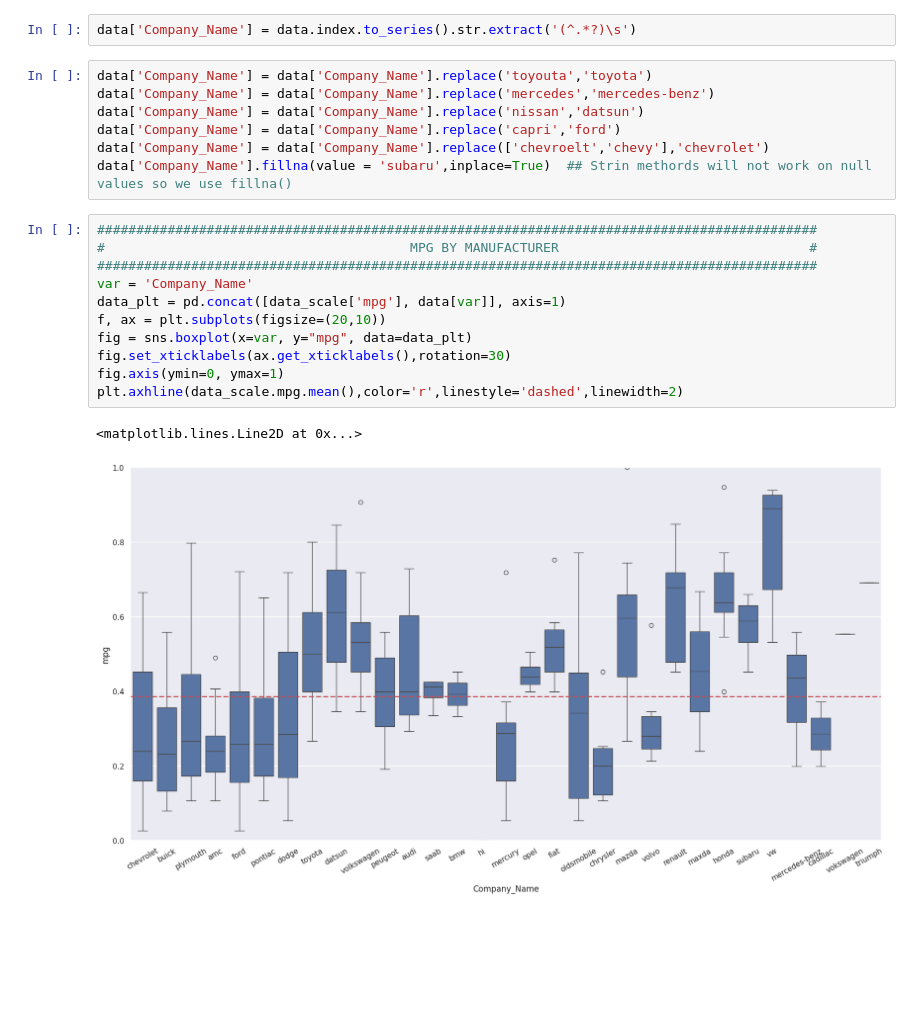
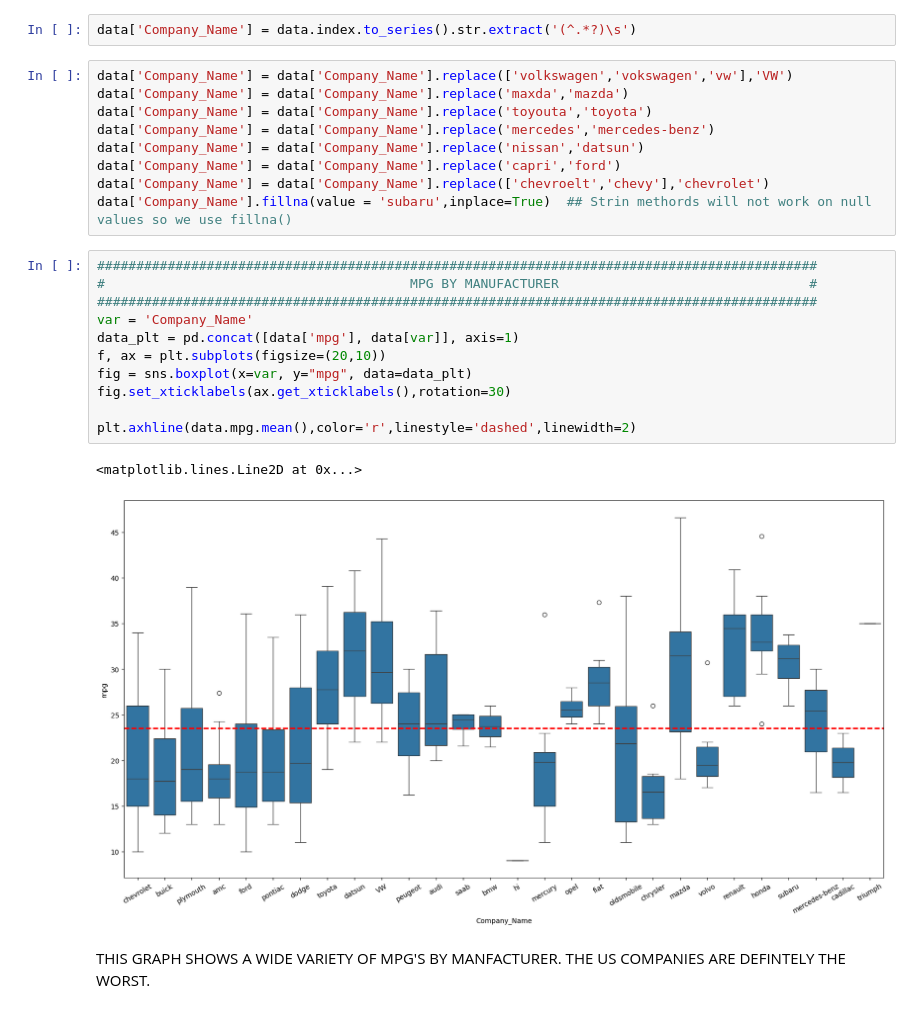
Before and after one commit to LukeAndre02/AutoMPGDatAnalysis, a Jupyter notebook: gas.ipynb, the cells around one changed output. Drawn from its saved outputs; the diff is of its cells as text; blank space fills up the shorter version.

```diff
--- a/gas.ipynb
+++ b/gas.ipynb
@@ -116,6 +87,8 @@ Index(['subaru', 'subaru dl', 'subaru dl', 'subaru'], dtype='object', name='car
 # %%
 data['Company_Name'] = data.index.to_series().str.extract('(^.*?)\s')
 # %%
+data['Company_Name'] = data['Company_Name'].replace(['volkswagen','vokswagen','vw'],'VW')
+data['Company_Name'] = data['Company_Name'].replace('maxda','mazda')
 data['Company_Name'] = data['Company_Name'].replace('toyouta','toyota')
 data['Company_Name'] = data['Company_Name'].replace('mercedes','mercedes-benz')
 data['Company_Name'] = data['Company_Name'].replace('nissan','datsun')
@@ -125,17 +98,19 @@ data['Company_Name'].fillna(value = 'subaru',inplace=True)  ## Strin methords wi
 # %%
 ############################################################################################
 #                                       MPG BY MANUFACTURER                                #
 ############################################################################################
 var = 'Company_Name'
-data_plt = pd.concat([data_scale['mpg'], data[var]], axis=1)
+data_plt = pd.concat([data['mpg'], data[var]], axis=1)
 f, ax = plt.subplots(figsize=(20,10))
 fig = sns.boxplot(x=var, y="mpg", data=data_plt)
 fig.set_xticklabels(ax.get_xticklabels(),rotation=30)
-fig.axis(ymin=0, ymax=1)
-plt.axhline(data_scale.mpg.mean(),color='r',linestyle='dashed',linewidth=2)
+
+plt.axhline(data.mpg.mean(),color='r',linestyle='dashed',linewidth=2)
 # %% [output]
 <matplotlib.lines.Line2D at 0x...>
-[figure, old version]
+[figure, new version]
+# %% [markdown]
+THIS GRAPH SHOWS A WIDE VARIETY OF MPG'S BY MANFACTURER. THE US COMPANIES ARE DEFINTELY THE WORST.
 # %%
 ############################################################################################
 #                        RELATIONS BETWEEN MPG, WEIGHT, DISPLACEMENT                       #
```
Also changed, not shown: parts of 9 cells of this notebook.
